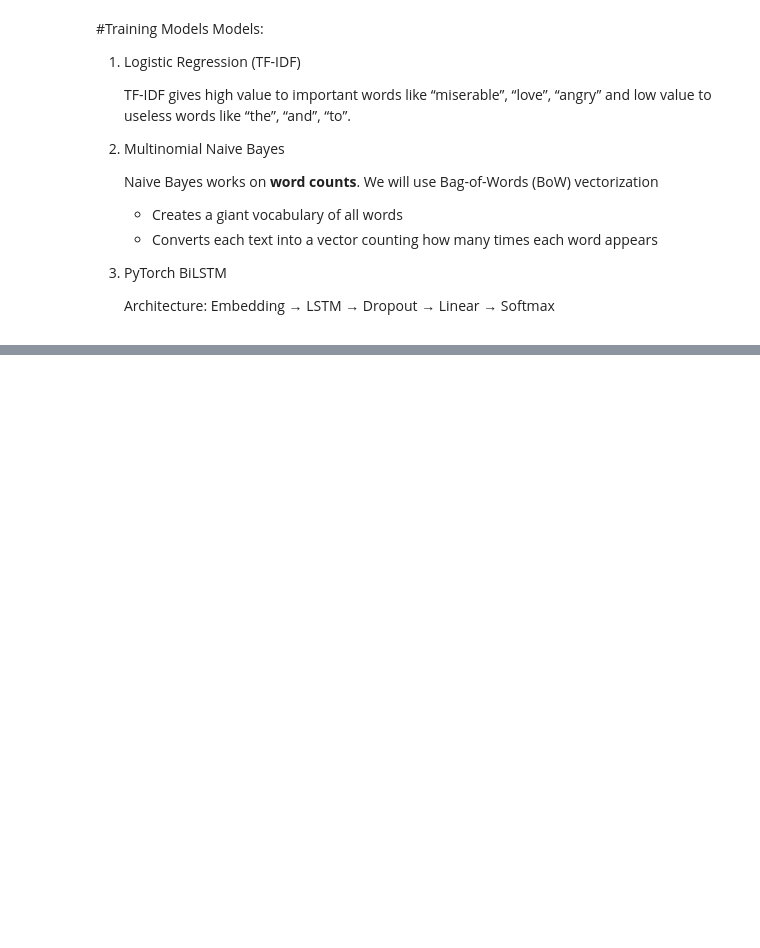
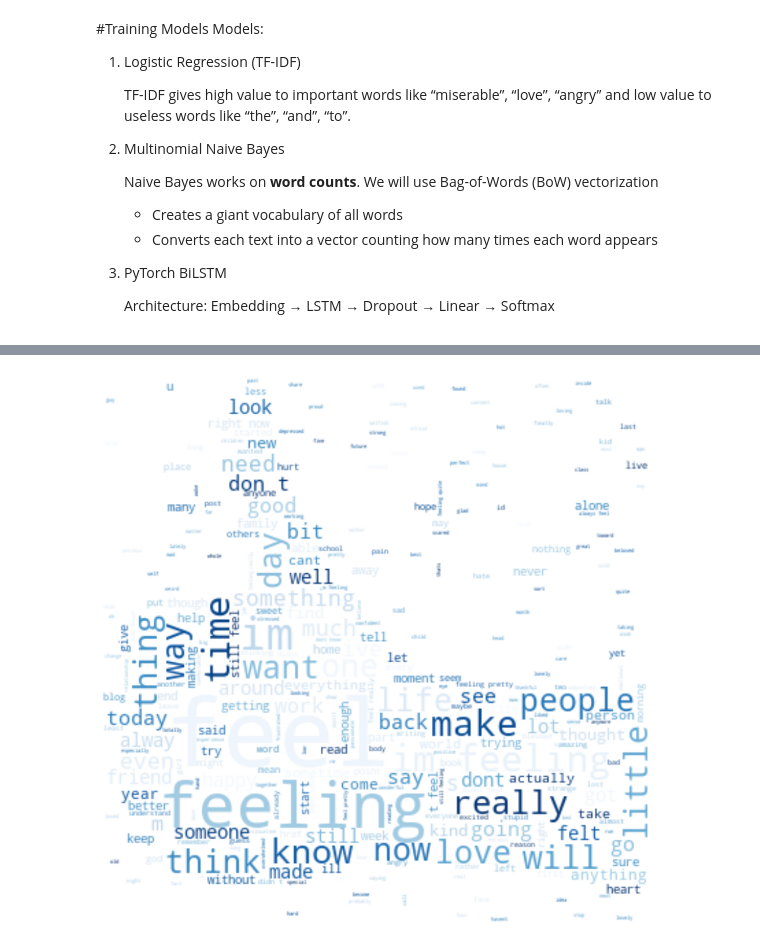
Before and after one commit to 4bakhti/emotion-sentiment-analysis, a Jupyter notebook: notebooks/emotion_sentiment_analysis.ipynb, the cells around one changed output, grey strips where cells are left out. Drawn from its saved outputs; the diff is of its cells as text; code cells hidden in the pictures; blank space fills up the shorter version.

```diff
--- a/notebooks/emotion_sentiment_analysis.ipynb
+++ b/notebooks/emotion_sentiment_analysis.ipynb
@@ -537,0 +701,29 @@ total 6976
+# %%
+from wordcloud import WordCloud
+import numpy as np
+from PIL import Image
+import matplotlib.pyplot as plt
+
+# Load the mask (thumb shape)
+mask_image = np.array(Image.open("thumb.png"))
+
+# Merge all text
+all_text = " ".join(train_df["text"].astype(str).tolist())
+
+# Create the word cloud
+wordcloud = WordCloud(
+    width=1600,
+    height=1000,
+    background_color="white",
+    max_words=300,
+    mask=mask_image,
+    colormap="Blues"
+).generate(all_text)
+
+# Display
+plt.figure(figsize=(12, 12))
+plt.imshow(wordcloud, interpolation="bilinear")
+plt.axis("off")
+plt.show()
+# %% [output]
+[figure, added]
```
Also changed, not shown: parts of 42 cells of this notebook, 12 other files.
